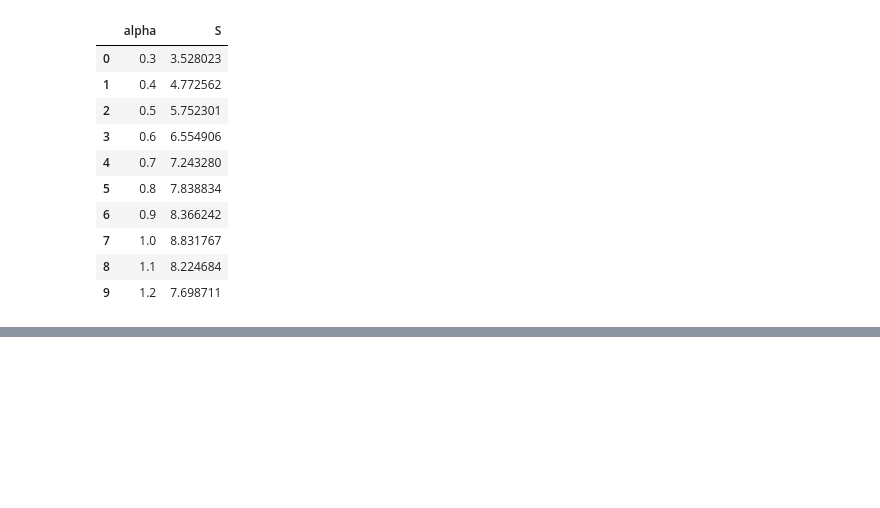
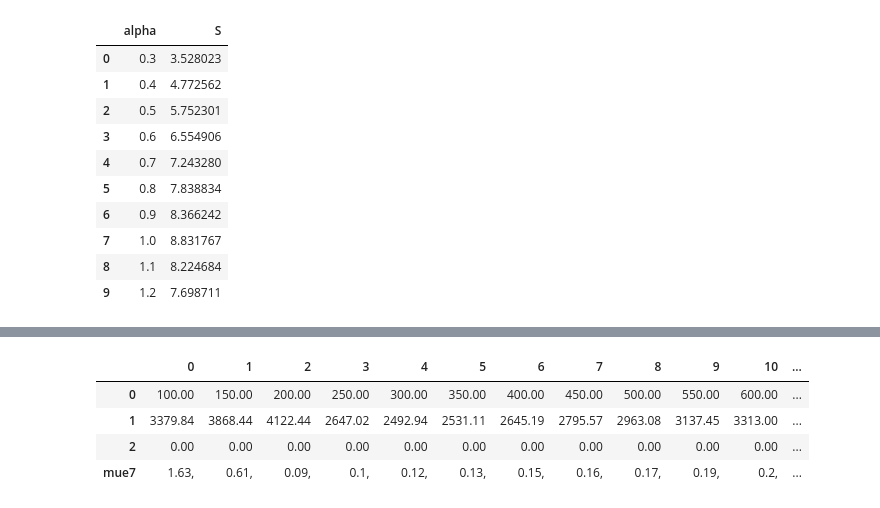
Before and after one commit to philingood/chambers, a Jupyter notebook: s_func.ipynb, the cells around one changed output, grey strips where cells are left out. Saved outputs shown, nothing was run; the diff lists cells and outputs as text; code cells hidden in the pictures; blank space fills up the shorter version.

```diff
--- a/s_func.ipynb
+++ b/s_func.ipynb
@@ -88,0 +241,37 @@ pd.DataFrame({'alpha': alpha, 'S': sol_S()})
+# %%
+from CoolProp.CoolProp import PropsSI
+
+T_min = 100
+T_max = 650
+dT = 50
+
+T_arr = [T for T in range(T_min, T_max + 1, dT)]
+# T_arr = [T for T in range(int(T_min), int(T_max) + 1, dT)]
+cp_arr = [PropsSI('C', 'T', T, 'P', 5e6, 'methane') for T in T_arr]
+cp2_arr = [PropsSI('C', 'T', T, 'P', 4e6, 'methane') for T in T_arr]
+mu_arr = [PropsSI('V', 'T', T, 'P', 4e6, 'methane') for T in T_arr]
+
+# data = np.array([T_arr, cp2_arr])
+# poly_coef = np.polyfit(data[0], data[1], deg=21)
+# poly_func = np.poly1d(poly_coef)
+# rho = poly_func(T_arr)
+
+# plt.plot(T_arr, cp_arr, label='оригинал', color="purple")
+# plt.plot(T_arr, rho, label='полином', color="green")
+# plt.legend()
+# plt.show()
+# print(rho)
+# print(poly_func(100))
+# poly_coef
+df = pd.DataFrame(data=data)
+# df = pd.DataFrame(data=data).transpose()
+# df["p=4e6"] = cp2_arr
+for i in range(len(mu_arr)):
+    df.at["mue7", i] = f'{round(mu_arr[i]* 10**4,2)},'
+df
+# %% [output]
+|  | 0 | 1 | 2 | 3 | 4 | 5 | 6 | 7 | 8 | 9 | 10 | ... |
+| 0 | 100.00 | 150.00 | 200.00 | 250.00 | 300.00 | 350.00 | 400.00 | 450.00 | 500.00 | 550.00 | 600.00 | ... |
+| 1 | 3379.84 | 3868.44 | 4122.44 | 2647.02 | 2492.94 | 2531.11 | 2645.19 | 2795.57 | 2963.08 | 3137.45 | 3313.00 | ... |
+| 2 | 0.00 | 0.00 | 0.00 | 0.00 | 0.00 | 0.00 | 0.00 | 0.00 | 0.00 | 0.00 | 0.00 | ... |
+| mue7 | 1.63, | 0.61, | 0.09, | 0.1, | 0.12, | 0.13, | 0.15, | 0.16, | 0.17, | 0.19, | 0.2, | ... |
```
Also changed, not shown: parts of 5 cells of this notebook, 5 other files.
